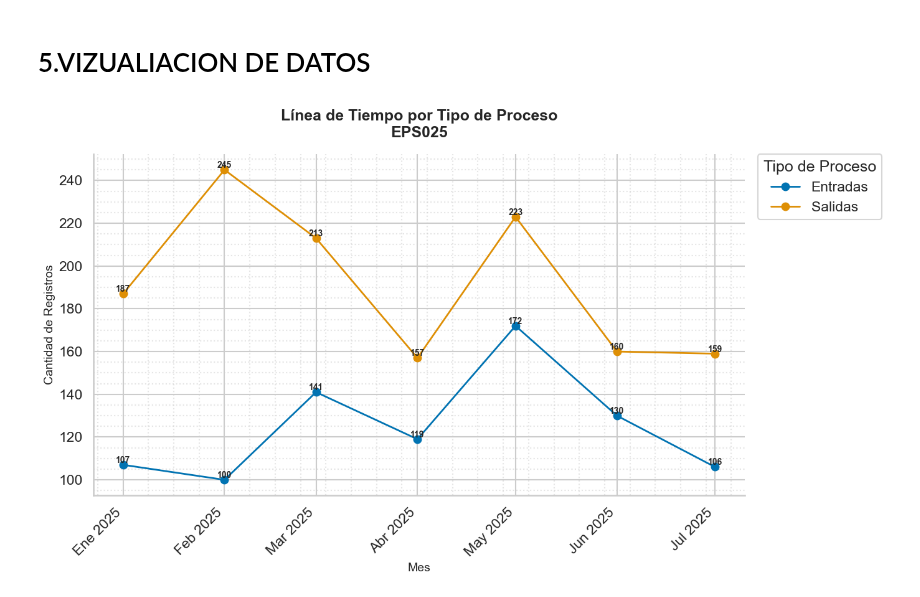
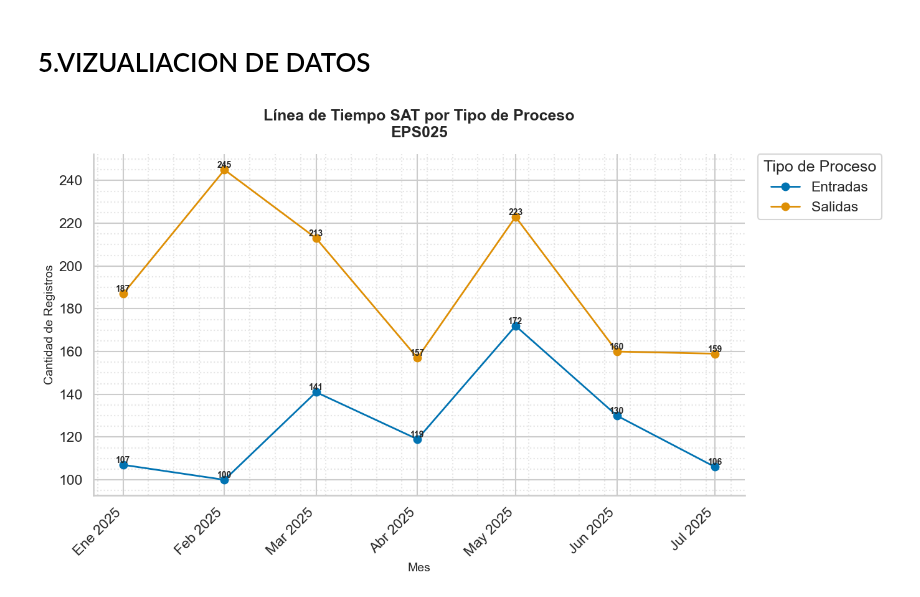
Before and after one commit to yesid95/capresoca-data-automation, a Jupyter notebook: notebooks/Aseguramiento/ESTADISTICAS_SAT.ipynb, the cells around one changed output. Drawn from its saved outputs; the diff is of its cells as text; code cells hidden in the pictures.

Commit message:
Proceso de construcion estadisticas Salidas he ingresos BDUA

```diff
--- a/notebooks/Aseguramiento/ESTADISTICAS_SAT.ipynb
+++ b/notebooks/Aseguramiento/ESTADISTICAS_SAT.ipynb
@@ -12,14 +12,12 @@ import datetime
 # %% [markdown]
 # 2. Rutas Y variables
 # %%
-R_Consoliado_Sat = r"C:\Users\crist\OneDrive - uniminuto.edu\Capresoca\AlmostClear\SAT\SUBSIDIADO\All\SAT_EPS025_2025.TXT"
-R_Historico = r"C:\Users\crist\OneDrive - uniminuto.edu\Capresoca\AlmostClear\Procesos BDUA\Subsidiados\Historico\2025\20250629-HISTORICOS\HISTORICO_IDENTIFICACION_S_E.TXT"
-R_Maestro = r"C:\Users\crist\OneDrive - uniminuto.edu\Capresoca\AlmostClear\Procesos BDUA\Subsidiados\Maestro\MS\All\Max\2025_Máxim.txt"
+R_Consoliado_Sat = r"C:\Users\osmarrincon\OneDrive - uniminuto.edu\Capresoca\AlmostClear\SAT\SUBSIDIADO\All\SAT_EPS025_2025.TXT"
+R_Historico = r"C:\Users\osmarrincon\OneDrive - uniminuto.edu\Capresoca\AlmostClear\Procesos BDUA\Subsidiados\Historico\2025\20250629-HISTORICOS\HISTORICO_IDENTIFICACION_S_E.TXT"
+R_Maestro = r"C:\Users\osmarrincon\OneDrive - uniminuto.edu\Capresoca\AlmostClear\Procesos BDUA\Subsidiados\Maestro\MS\All\Max\2025_Máxim.txt"
 
 Regimen = "EPS025"
 #Regimen = "EPSC25"
-Consolidado_Salida = "CS_Sat_RC.XLSX"
-R_SALIDA = Fr"C:\Users\osmarrincon\OneDrive - uniminuto.edu\Capresoca\AlmostClear\SAT\{Consolidado_Salida}"
 # %% [markdown]
 # 3. CARGUE DATAFRAME
 # %%
@@ -537,32 +535,32 @@ for column in timeline.columns:
 ax.set_xticks(idx)
 ax.set_xticklabels(
     [f"{spanish_abbr[d.month]} {d.year}" for d in idx],
     rotation=45,
     ha='right'
 )
 
 # Despine y grillas secundarias
 sns.despine(ax=ax)
 ax.minorticks_on()
 ax.grid(which='minor', linestyle=':', alpha=0.5)
 
 # Títulos y ejes
 ax.set_title(
-    f'Línea de Tiempo por Tipo de Proceso\n{Regimen}',
+    f'Línea de Tiempo SAT por Tipo de Proceso\n{Regimen}',
     fontsize=18, fontweight='bold', pad=20
 )
 ax.set_xlabel('Mes', fontsize=14)
 ax.set_ylabel('Cantidad de Registros', fontsize=14)
 
 # Leyenda fuera del plot
 ax.legend(
     title='Tipo de Proceso',
     loc='upper left',
     bbox_to_anchor=(1.02, 1),
     borderaxespad=0.
 )
 
 plt.tight_layout()
 plt.show()
 # %% [output]
-[figure, old version]
+[figure, new version]
```
Also changed, not shown: 3 other files.
